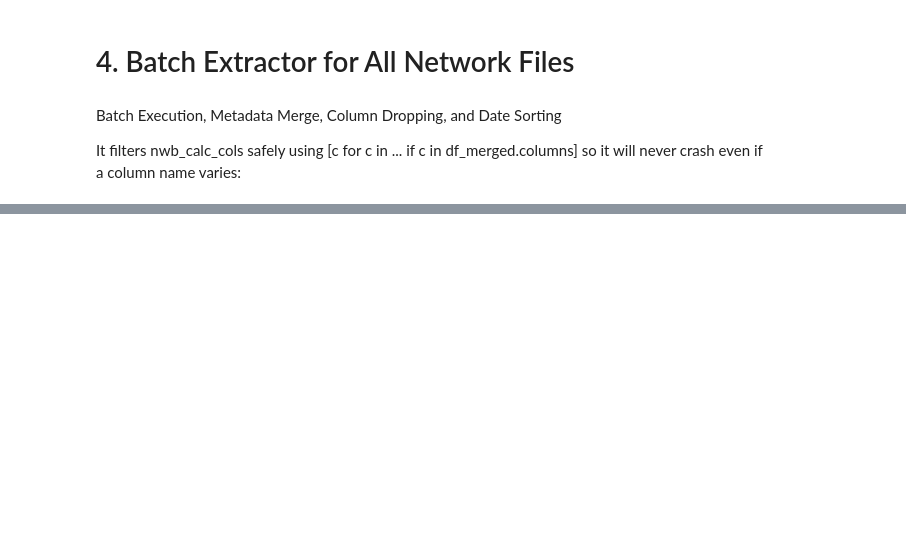
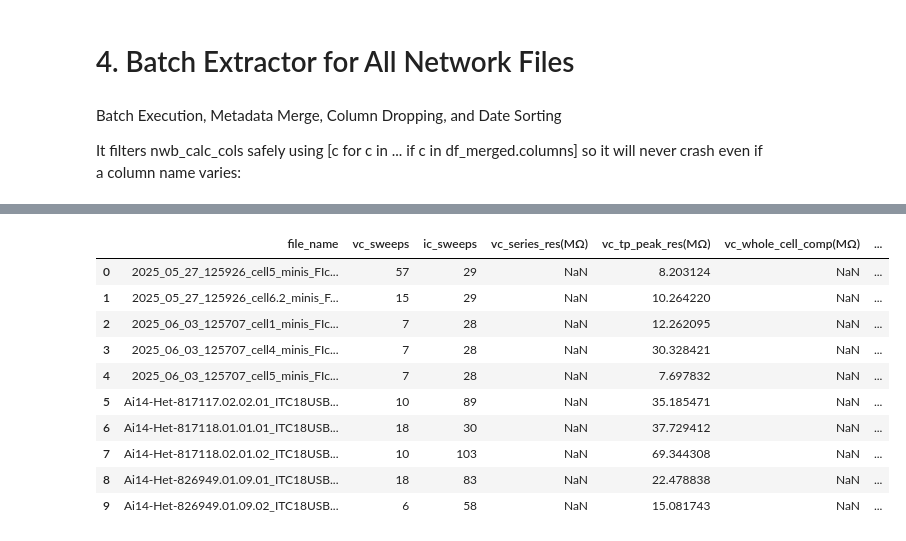
Before and after one commit to samsangmi/ipfx, a Jupyter notebook: analysis/notebooks/001_ephys_260930.ipynb, the cells around one changed output, grey strips where cells are left out. Saved outputs shown, nothing was run; the diff lists cells and outputs as text; code cells hidden in the pictures; blank space fills up the shorter version.

```diff
--- a/analysis/notebooks/001_ephys_260930.ipynb
+++ b/analysis/notebooks/001_ephys_260930.ipynb
@@ -3083,0 +4108,86 @@ Root Attributes:
+# %%
+import os
+import h5py
+import numpy as np
+import pandas as pd
+
+def investigate_vc_vs_ic_labnotebook(file_path):
+    """
+    Diagnostic to inspect MIES Labnotebook values strictly separated by Clamp Mode:
+      - Clamp Mode 0 = VC (Voltage Clamp)
+      - Clamp Mode 1 = IC (Current Clamp)
+    """
+    fname = os.path.basename(file_path)
+
+    with h5py.File(file_path, 'r') as f:
+        if 'general/labnotebook' not in f:
+            return {"file_name": fname, "error": "No labnotebook"}
+
+        ln_group = f['general/labnotebook']
+        dev_name = list(ln_group.keys())[0]
+        dev_group = ln_group[dev_name]
+
+        raw_keys = dev_group['numericalKeys'][:]
+        keys = [k.decode('utf-8', errors='ignore') if hasattr(k, 'decode') else str(k)
+                for k in (raw_keys[0] if raw_keys.ndim > 1 else raw_keys)]
+
+        vals = dev_group['numericalValues'][:]
+
+        # Helper to find parameter column indices
+        def get_col_idx(key_name):
+            matches = [i for i, k in enumerate(keys) if k.lower() == key_name.lower()]
+            return matches[0] if matches else None
+
+        clamp_mode_idx = get_col_idx('Clamp Mode')
+        bridge_bal_idx = get_col_idx('Bridge Bal Value')
+        series_res_idx = get_col_idx('Series Resistance')
+        tp_peak_idx = get_col_idx('TP Peak Resistance')
+        whole_cell_res_idx = get_col_idx('Whole Cell Comp Resist')
+
+        if clamp_mode_idx is None:
+            return {"file_name": fname, "error": "No Clamp Mode key"}
+
+        # Extract 1D array across sweeps (Headstage 0)
+        clamp_modes = vals[:, clamp_mode_idx, 0] if vals.ndim == 3 else vals[:, clamp_mode_idx]
+
+        # Create boolean masks for VC vs IC sweeps
+        vc_mask = (clamp_modes == 0)
+        ic_mask = (clamp_modes == 1)
+
+        def extract_stat(col_idx, mode_mask):
+            if col_idx is None: return np.nan
+            p_vals = vals[:, col_idx, 0] if vals.ndim == 3 else vals[:, col_idx]
+            valid = p_vals[mode_mask & ~np.isnan(p_vals) & (p_vals > 0.1)]
+            return np.median(valid) if len(valid) > 0 else np.nan
+
+        # VC Extractions (Clamp Mode == 0)
+        vc_series = extract_stat(series_res_idx, vc_mask)
+        vc_tp_peak = extract_stat(tp_peak_idx, vc_mask)
+        vc_whole_cell = extract_stat(whole_cell_res_idx, vc_mask)
+
+        # IC Extractions (Clamp Mode == 1)
+        ic_bridge_bal = extract_stat(bridge_bal_idx, ic_mask)
+        ic_tp_peak = extract_stat(tp_peak_idx, ic_mask)
+
+        return {
+            "file_name": fname,
+            "vc_sweeps": int(vc_mask.sum()),
+            "ic_sweeps": int(ic_mask.sum()),
+            "vc_series_res(MΩ)": vc_series,
+            "vc_tp_peak_res(MΩ)": vc_tp_peak,
+            "vc_whole_cell_comp(MΩ)": vc_whole_cell,
+            "ic_bridge_bal(MΩ)": ic_bridge_bal,
+            "ic_tp_peak_res(MΩ)": ic_tp_peak
+        }
+
+# Run diagnostic on 10 sample files
+sample_files = nwb_files[:10]  # Uses your loaded nwb_files list
+vc_ic_results = [investigate_vc_vs_ic_labnotebook(f) for f in sample_files]
+
+df_vc_ic_diag = pd.DataFrame(vc_ic_results)
+
+print("=" * 110)
+print("📊 VC vs IC HARDWARE METRICS DIAGNOSTIC SUMMARY")
+print("=" * 110)
+display(df_vc_ic_diag)
+# %% [output]
@@ -3083,0 +4197,11 @@ Root Attributes:
+|  | file_name | vc_sweeps | ic_sweeps | vc_series_res(MΩ) | vc_tp_peak_res(MΩ) | vc_whole_cell_comp(MΩ) | ... |
+| 0 | 2025_05_27_125926_cell5_minis_FIc... | 57 | 29 | NaN | 8.203124 | NaN | ... |
+| 1 | 2025_05_27_125926_cell6.2_minis_F... | 15 | 29 | NaN | 10.264220 | NaN | ... |
+| 2 | 2025_06_03_125707_cell1_minis_FIc... | 7 | 28 | NaN | 12.262095 | NaN | ... |
+| 3 | 2025_06_03_125707_cell4_minis_FIc... | 7 | 28 | NaN | 30.328421 | NaN | ... |
+| 4 | 2025_06_03_125707_cell5_minis_FIc... | 7 | 28 | NaN | 7.697832 | NaN | ... |
+| 5 | Ai14-Het-817117.02.02.01_ITC18USB... | 10 | 89 | NaN | 35.185471 | NaN | ... |
+| 6 | Ai14-Het-817118.01.01.01_ITC18USB... | 18 | 30 | NaN | 37.729412 | NaN | ... |
+| 7 | Ai14-Het-817118.02.01.02_ITC18USB... | 10 | 103 | NaN | 69.344308 | NaN | ... |
+| 8 | Ai14-Het-826949.01.09.01_ITC18USB... | 18 | 83 | NaN | 22.478838 | NaN | ... |
+| 9 | Ai14-Het-826949.01.09.02_ITC18USB... | 6 | 58 | NaN | 15.081743 | NaN | ... |
```
Also changed, not shown: parts of 58 cells of this notebook.
